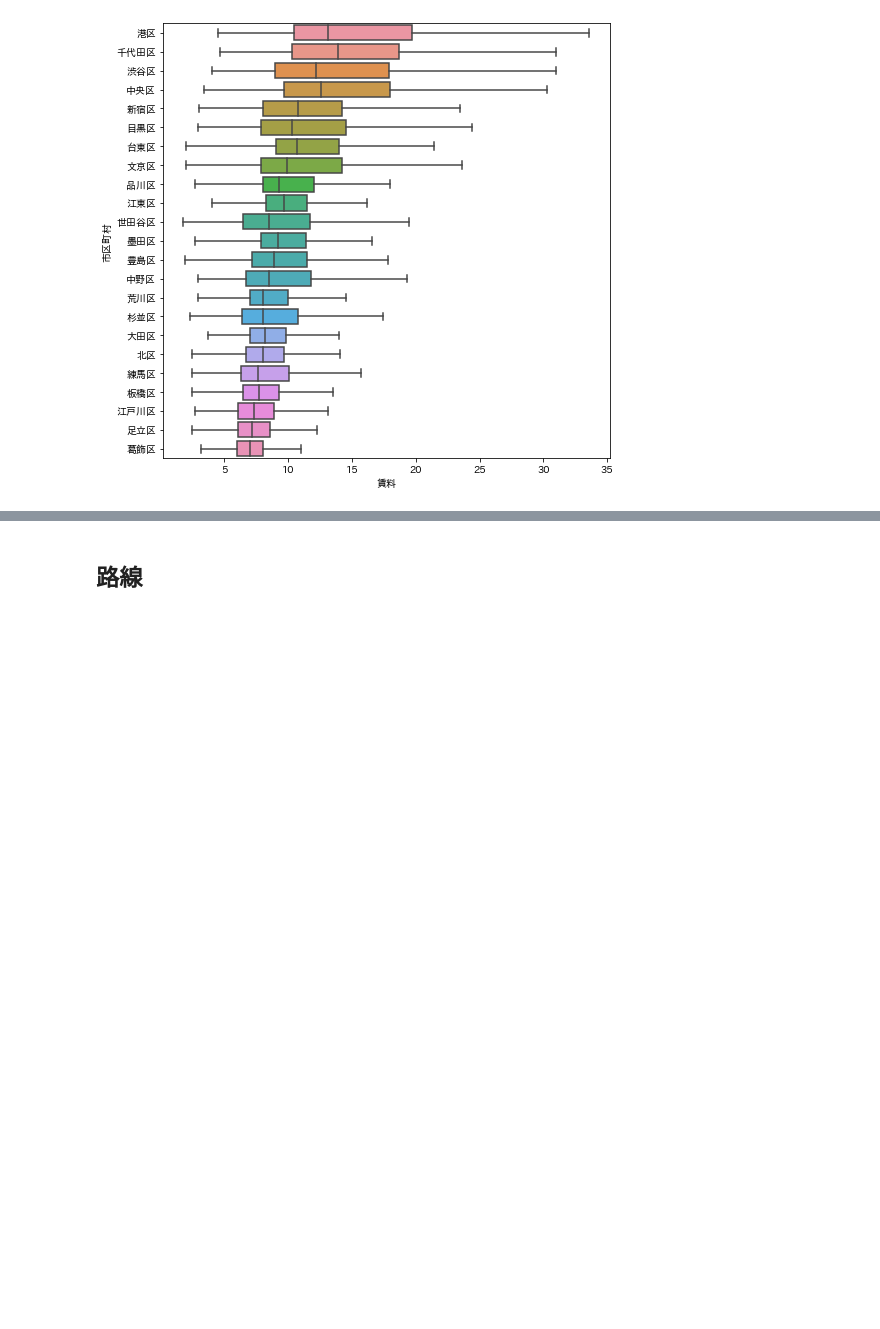
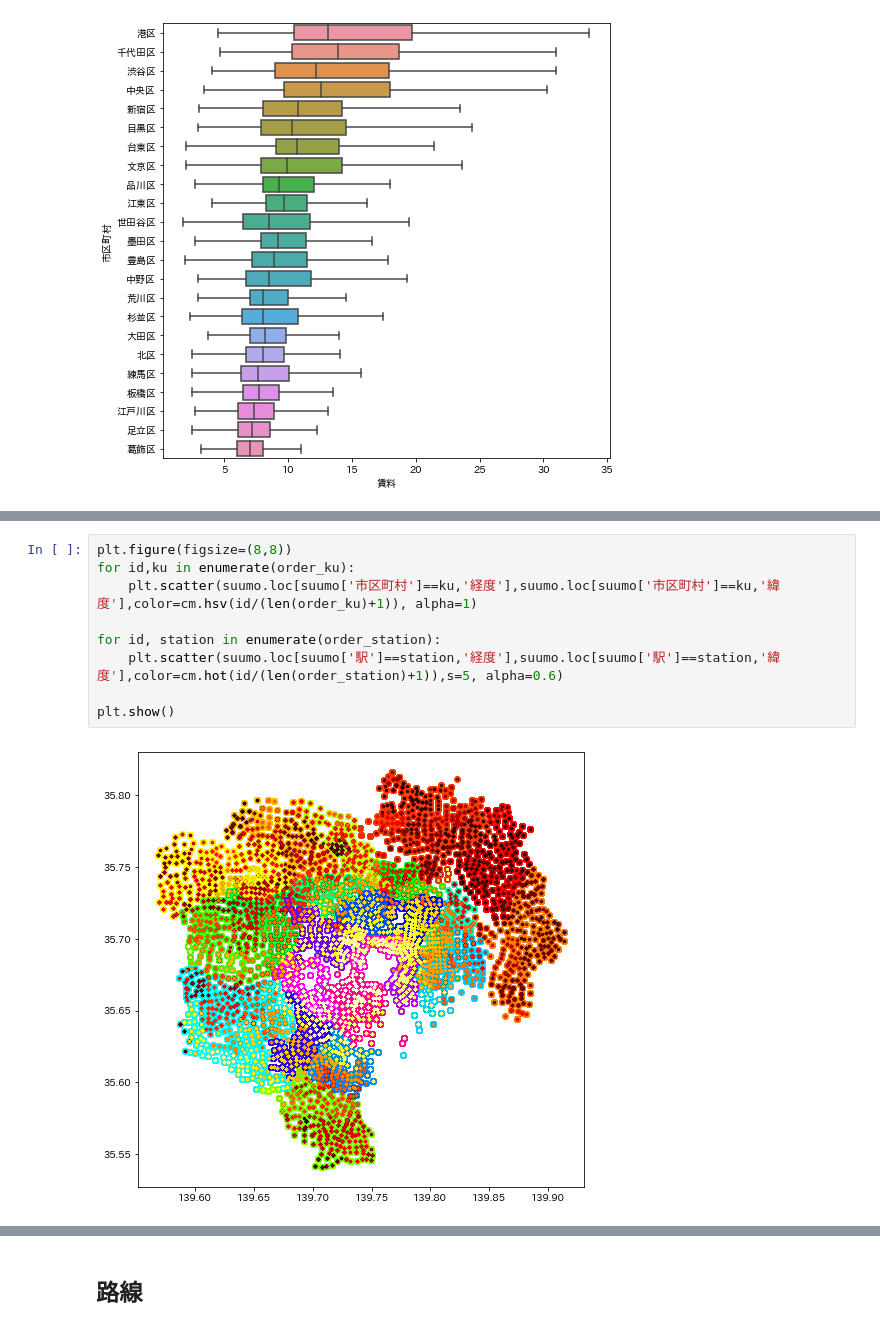
Before and after one commit to tomitayuuki/scraping_suumo, a Jupyter notebook: suumo_analytics.ipynb, the cells around one changed output, grey strips where cells are left out. Saved outputs shown, nothing was run; the diff lists cells and outputs as text; blank space fills up the shorter version.

```diff
--- a/suumo_analytics.ipynb
+++ b/suumo_analytics.ipynb
@@ -116,0 +162,11 @@ plt.show()
+# %%
+plt.figure(figsize=(8,8))
+for id,ku in enumerate(order_ku):
+    plt.scatter(suumo.loc[suumo['市区町村']==ku,'経度'],suumo.loc[suumo['市区町村']==ku,'緯度'],color=cm.hsv(id/(len(order_ku)+1)), alpha=1)
+
+for id, station in enumerate(order_station):
+    plt.scatter(suumo.loc[suumo['駅']==station,'経度'],suumo.loc[suumo['駅']==station,'緯度'],color=cm.hot(id/(len(order_station)+1)),s=5, alpha=0.6)
+
+plt.show()
+# %% [output]
+[figure, added]
```
Also changed, not shown: parts of 15 cells of this notebook, 1 other file.
